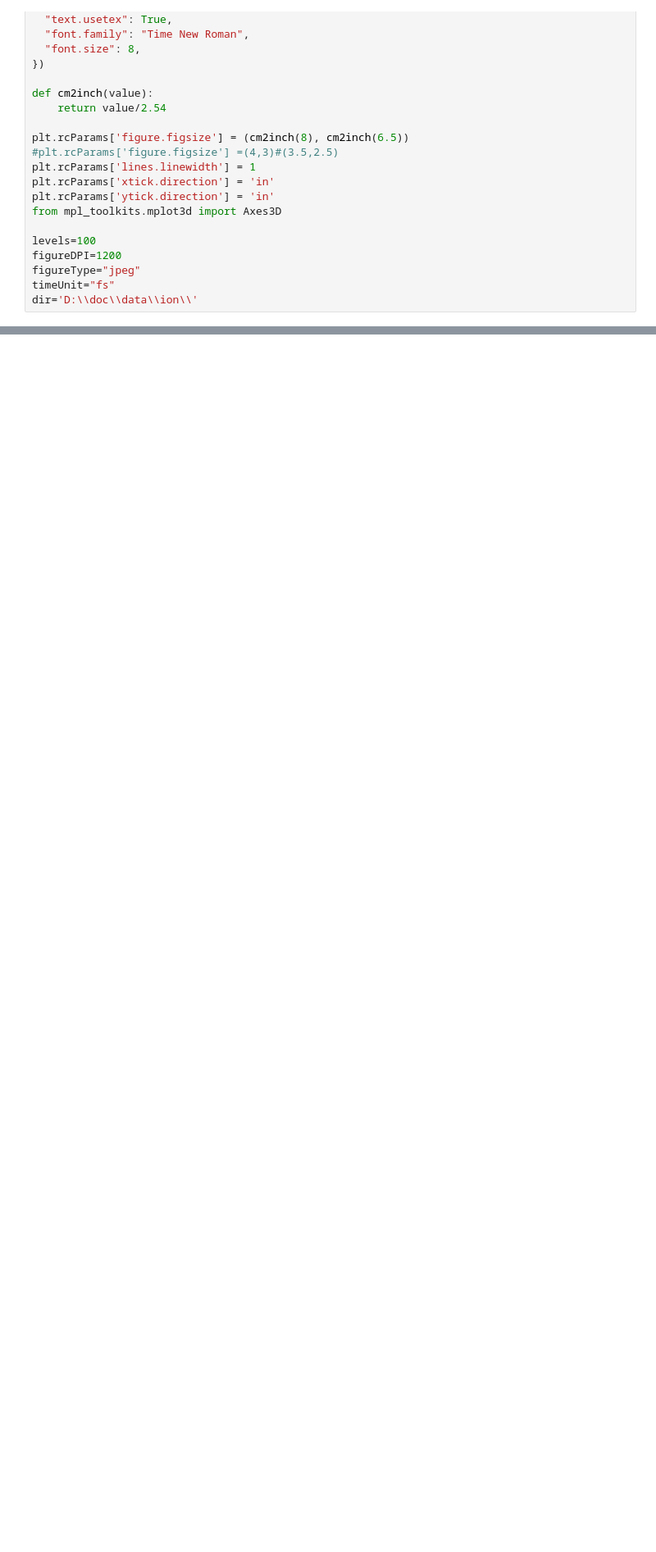
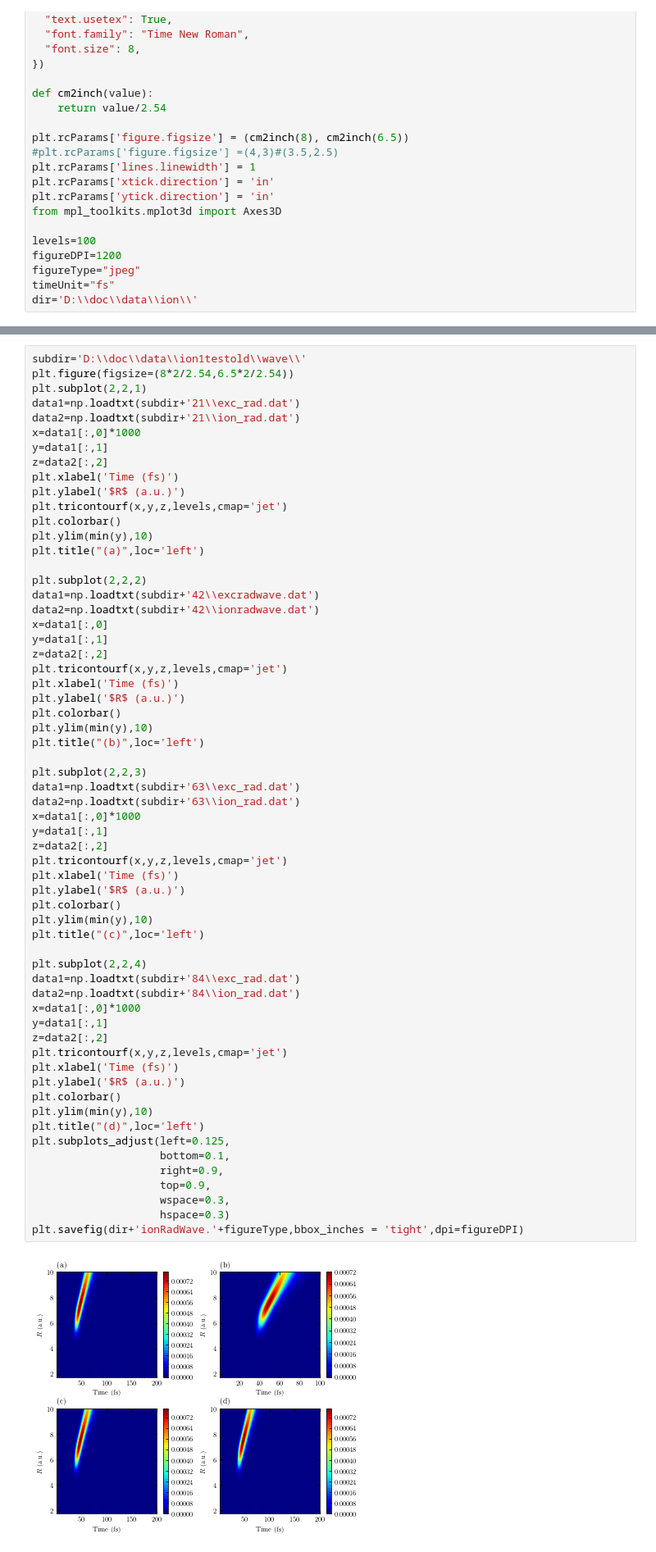
Before and after one commit to anfax/SciDataPlot, a Jupyter notebook: Python/IonPaperPlot.ipynb, the cells around one changed output, grey strips where cells are left out. Shown at 82% size. Drawn from its saved outputs; the diff is of its cells as text; blank space fills up the shorter version.

```diff
--- a/Python/IonPaperPlot.ipynb
+++ b/Python/IonPaperPlot.ipynb
@@ -435,0 +453,63 @@ plt.show()
+# %%
+subdir='D:\\doc\\data\\ion1testold\\wave\\'
+plt.figure(figsize=(8*2/2.54,6.5*2/2.54))
+plt.subplot(2,2,1)
+data1=np.loadtxt(subdir+'21\\exc_rad.dat')
+data2=np.loadtxt(subdir+'21\\ion_rad.dat')
+x=data1[:,0]*1000
+y=data1[:,1]
+z=data2[:,2]
+plt.xlabel('Time (fs)')
+plt.ylabel('$R$ (a.u.)')
+plt.tricontourf(x,y,z,levels,cmap='jet')
+plt.colorbar()
+plt.ylim(min(y),10)
+plt.title("(a)",loc='left')
+
+plt.subplot(2,2,2)
+data1=np.loadtxt(subdir+'42\\excradwave.dat')
+data2=np.loadtxt(subdir+'42\\ionradwave.dat')
+x=data1[:,0]
+y=data1[:,1]
+z=data2[:,2]
+plt.tricontourf(x,y,z,levels,cmap='jet')
+plt.xlabel('Time (fs)')
+plt.ylabel('$R$ (a.u.)')
+plt.colorbar()
+plt.ylim(min(y),10)
+plt.title("(b)",loc='left')
+
+plt.subplot(2,2,3)
+data1=np.loadtxt(subdir+'63\\exc_rad.dat')
+data2=np.loadtxt(subdir+'63\\ion_rad.dat')
+x=data1[:,0]*1000
+y=data1[:,1]
+z=data2[:,2]
+plt.tricontourf(x,y,z,levels,cmap='jet')
+plt.xlabel('Time (fs)')
+plt.ylabel('$R$ (a.u.)')
+plt.colorbar()
+plt.ylim(min(y),10)
+plt.title("(c)",loc='left')
+
+plt.subplot(2,2,4)
+data1=np.loadtxt(subdir+'84\\exc_rad.dat')
+data2=np.loadtxt(subdir+'84\\ion_rad.dat')
+x=data1[:,0]*1000
+y=data1[:,1]
+z=data2[:,2]
+plt.tricontourf(x,y,z,levels,cmap='jet')
+plt.xlabel('Time (fs)')
+plt.ylabel('$R$ (a.u.)')
+plt.colorbar()
+plt.ylim(min(y),10)
+plt.title("(d)",loc='left')
+plt.subplots_adjust(left=0.125,
+                    bottom=0.1,
+                    right=0.9,
+                    top=0.9,
+                    wspace=0.3,
+                    hspace=0.3)
+plt.savefig(dir+'ionRadWave.'+figureType,bbox_inches = 'tight',dpi=figureDPI)
+# %% [output]
+[figure, added]
```
Also changed, not shown: parts of 13 cells of this notebook, 1 other file.
